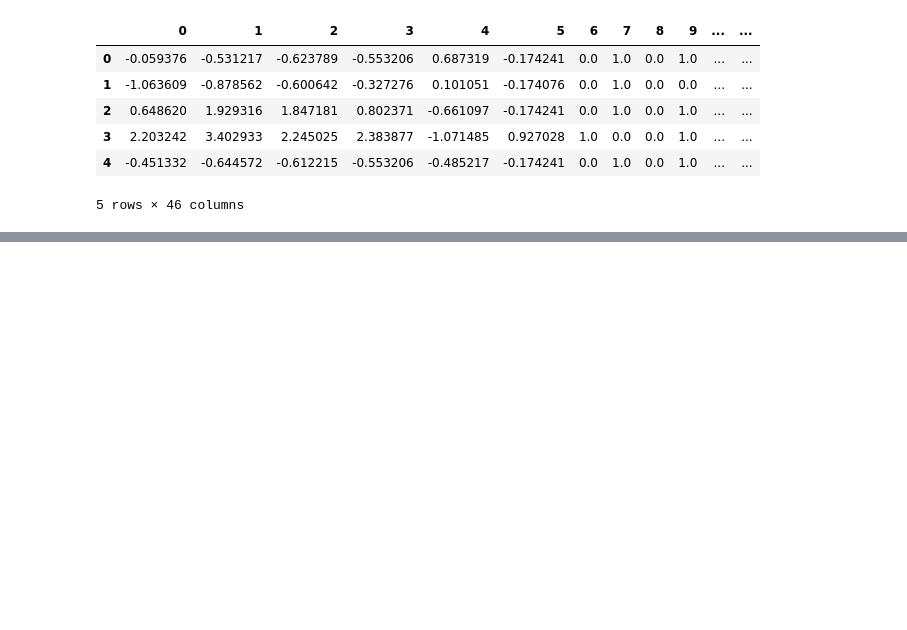
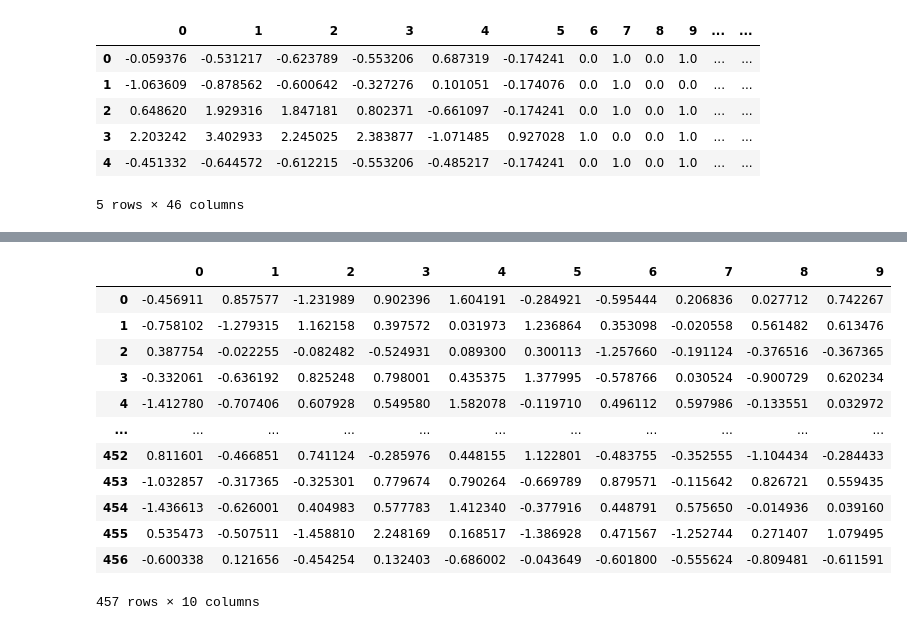
Before and after one commit to sedeba19/Chapter-16-Machine-Learning-Project, a Jupyter notebook: Notebooks_16/16.03 Adding Dimensionality Reduction to the Feature Extraction Pipeline.ipynb, the cells around one changed output, grey strips where cells are left out. Drawn from its saved outputs; the diff is of its cells as text; code cells hidden in the pictures; blank space fills up the shorter version.

```diff
--- a/Notebooks_16/16.03 Adding Dimensionality Reduction to the Feature Extraction Pipeline.ipynb
+++ b/Notebooks_16/16.03 Adding Dimensionality Reduction to the Feature Extraction Pipeline.ipynb
@@ -116,3 +116,10 @@ X_tran_test.head()
 | 3 | 2.203242 | 3.402933 | 2.245025 | 2.383877 | -1.071485 | 0.927028 | 1.0 | 0.0 | 0.0 | 1.0 | ... | ... |
 | 4 | -0.451332 | -0.644572 | -0.612215 | -0.553206 | -0.485217 | -0.174241 | 0.0 | 1.0 | 0.0 | 1.0 | ... | ... |
 5 rows × 46 columns
+# %%
+# Import PCA library
+from sklearn.decomposition import PCA
+
+# Creae an estimator with both preprocessor and dimensionality reduction
+estimator = Pipeline(steps = [('preprocessor', preprocessor), ('dimred', PCA(10))])
+estimator
@@ -118,0 +137,18 @@ X_tran_test.head()
+# %%
+# Fitting and transforming Training set
+X_transformed_train = pd.DataFrame(estimator.fit_transform(X_train))
+X_transformed_train
+# %% [output]
+|  | 0 | 1 | 2 | 3 | 4 | 5 | 6 | 7 | 8 | 9 |
+| 0 | -0.456911 | 0.857577 | -1.231989 | 0.902396 | 1.604191 | -0.284921 | -0.595444 | 0.206836 | 0.027712 | 0.742267 |
+| 1 | -0.758102 | -1.279315 | 1.162158 | 0.397572 | 0.031973 | 1.236864 | 0.353098 | -0.020558 | 0.561482 | 0.613476 |
+| 2 | 0.387754 | -0.022255 | -0.082482 | -0.524931 | 0.089300 | 0.300113 | -1.257660 | -0.191124 | -0.376516 | -0.367365 |
+| 3 | -0.332061 | -0.636192 | 0.825248 | 0.798001 | 0.435375 | 1.377995 | -0.578766 | 0.030524 | -0.900729 | 0.620234 |
+| 4 | -1.412780 | -0.707406 | 0.607928 | 0.549580 | 1.582078 | -0.119710 | 0.496112 | 0.597986 | -0.133551 | 0.032972 |
+| ... | ... | ... | ... | ... | ... | ... | ... | ... | ... | ... |
+| 452 | 0.811601 | -0.466851 | 0.741124 | -0.285976 | 0.448155 | 1.122801 | -0.483755 | -0.352555 | -1.104434 | -0.284433 |
+| 453 | -1.032857 | -0.317365 | -0.325301 | 0.779674 | 0.790264 | -0.669789 | 0.879571 | -0.115642 | 0.826721 | 0.559435 |
+| 454 | -1.436613 | -0.626001 | 0.404983 | 0.577783 | 1.412340 | -0.377916 | 0.448791 | 0.575650 | -0.014936 | 0.039160 |
+| 455 | 0.535473 | -0.507511 | -1.458810 | 2.248169 | 0.168517 | -1.386928 | 0.471567 | -1.252744 | 0.271407 | 1.079495 |
+| 456 | -0.600338 | 0.121656 | -0.454254 | 0.132403 | -0.686002 | -0.043649 | -0.601800 | -0.555624 | -0.809481 | -0.611591 |
+457 rows × 10 columns
```
Also changed, not shown: parts of 3 cells of this notebook.
